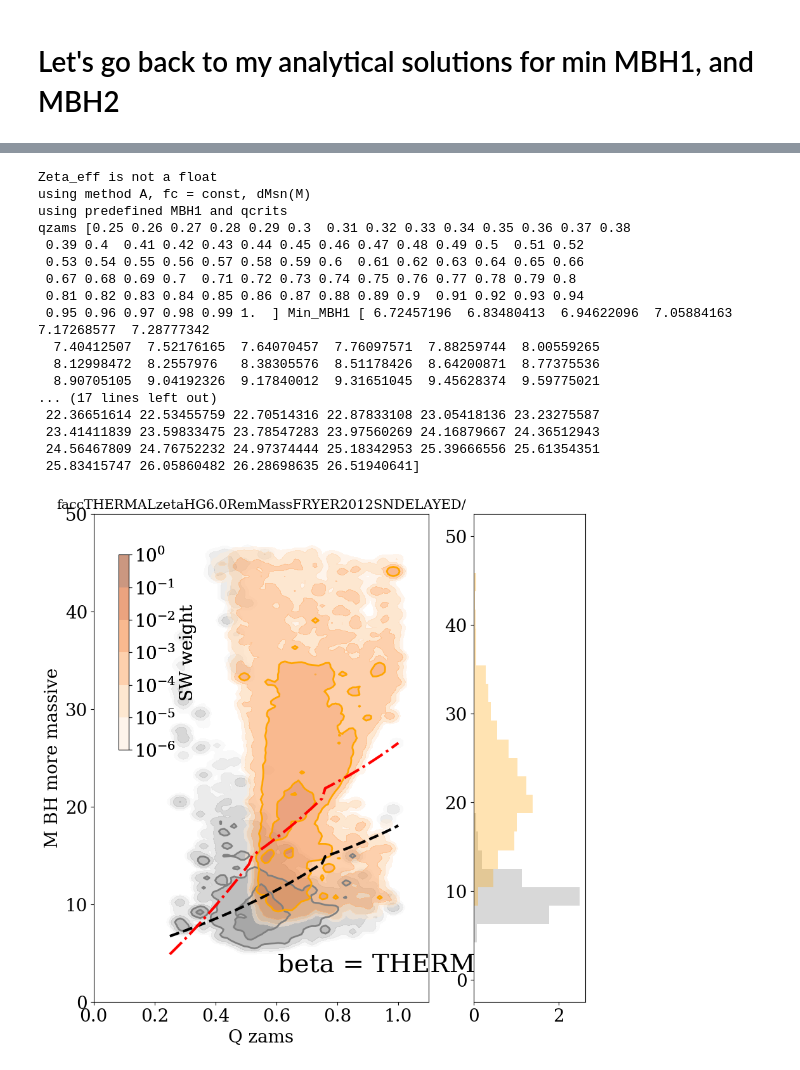
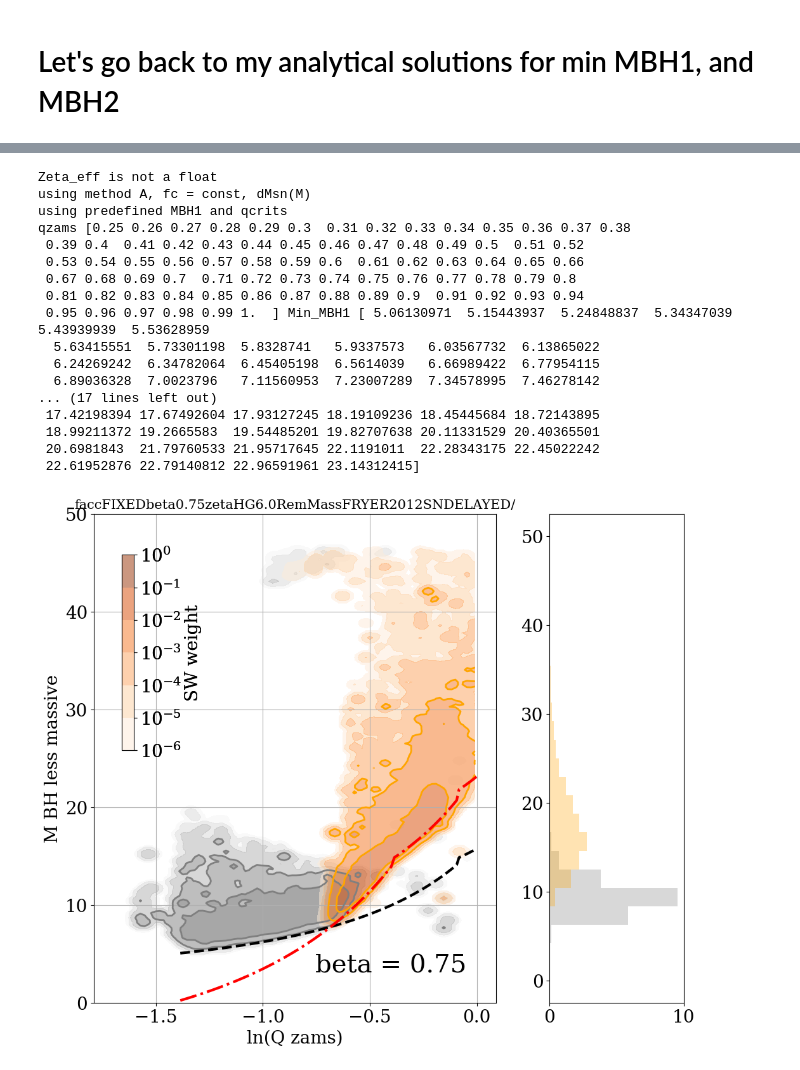
Before and after one commit to LiekeVanSon/BumpAt20, a Jupyter notebook: Code/InspectBumpAt20.ipynb, the cells around one changed output, grey strips where cells are left out. Saved outputs shown, nothing was run; the diff lists cells and outputs as text; code cells hidden in the pictures.

```diff
--- a/Code/InspectBumpAt20.ipynb
+++ b/Code/InspectBumpAt20.ipynb
@@ -652,8 +645,8 @@ plt.show()
 # %% [markdown]
 # Let's go back to my analytical solutions for min MBH1, and MBH2
 # %%
-BETA = 'THERMAL' #1.0
-sim_name = 'facc%szetaHG6.0RemMassFRYER2012SNDELAYED/'%(BETA)  #'faccFIXEDbeta%szetaHG6.0RemMassFRYER2012SNDELAYED/'%(BETA)
+BETA = 0.75 # 'THERMAL' #
+sim_name = 'faccFIXEDbeta%szetaHG6.0RemMassFRYER2012SNDELAYED/'%(BETA) #'facc%szetaHG6.0RemMassFRYER2012SNDELAYED/'%(BETA)  #
 
 merging_BBH, Red_intr_rate_dens, channel_string = read_and_mask(sim_name= sim_name,
                                         sim_dir='/mnt/home/lvanson/ceph/CompasOutput/v02.26.03/N1e7Grid_BBH_BHNS_optimized/',
@@ -722,7 +715,7 @@ B_sn      = 13.9  #13.9
 M_threshold = 14.8 #14.8
 
 Fc1 = 0.34
-beta = 1.0 #BETA
+beta = BETA
 
 # Simnames
 # simnames = ['faccFIXEDbeta0.5zetaHG%sRemMassFRYER2012SNDELAYED/'%(ZETA) for ZETA in zeta_list]
@@ -764,19 +757,21 @@ qzams [0.25 0.26 0.27 0.28 0.29 0.3  0.31 0.32 0.33 0.34 0.35 0.36 0.37 0.38
  0.53 0.54 0.55 0.56 0.57 0.58 0.59 0.6  0.61 0.62 0.63 0.64 0.65 0.66
  0.67 0.68 0.69 0.7  0.71 0.72 0.73 0.74 0.75 0.76 0.77 0.78 0.79 0.8
  0.81 0.82 0.83 0.84 0.85 0.86 0.87 0.88 0.89 0.9  0.91 0.92 0.93 0.94
- 0.95 0.96 0.97 0.98 0.99 1.  ] Min_MBH1 [ 6.72457196  6.83480413  6.94622096  7.05884163  7.17268577  7.28777342
-  7.40412507  7.52176165  7.64070457  7.76097571  7.88259744  8.00559265
-  8.12998472  8.2557976   8.38305576  8.51178426  8.64200871  8.77375536
-  8.90705105  9.04192326  9.17840012  9.31651045  9.45628374  9.59775021
+ 0.95 0.96 0.97 0.98 0.99 1.  ] Min_MBH1 [ 5.06130971  5.15443937  5.24848837  5.34347039  5.43939939  5.53628959
+  5.63415551  5.73301198  5.8328741   5.9337573   6.03567732  6.13865022
+  6.24269242  6.34782064  6.45405198  6.5614039   6.66989422  6.77954115
+  6.89036328  7.0023796   7.11560953  7.23007289  7.34578995  7.46278142
 ... (17 lines left out)
- 22.36651614 22.53455759 22.70514316 22.87833108 23.05418136 23.23275587
- 23.41411839 23.59833475 23.78547283 23.97560269 24.16879667 24.36512943
- 24.56467809 24.76752232 24.97374444 25.18342953 25.39666556 25.61354351
- 25.83415747 26.05860482 26.28698635 26.51940641]
+ 17.42198394 17.67492604 17.93127245 18.19109236 18.45445684 18.72143895
+ 18.99211372 19.2665583  19.54485201 19.82707638 20.11331529 20.40365501
+ 20.6981843  21.79760533 21.95717645 22.1191011  22.28343175 22.45022242
+ 22.61952876 22.79140812 22.96591961 23.14312415]
 # %%
 from matplotlib.colors import LogNorm
 from scipy.ndimage.filters import gaussian_filter
 import matplotlib.gridspec as gridspec
+
+
 
 to_plot_table = merging_BBH # M2_moremass_BBH
 to_plot_table['qZAMS'] = to_plot_table['Mass@ZAMS(2)']/to_plot_table['Mass@ZAMS(1)']
@@ -787,7 +782,7 @@ colors = ['Grey', 'Orange']
 ##########################
 # Scatter plot
 ##########################
-fig = plt.figure(figsize=(10, 10))
+fig = plt.figure(figsize=(12, 10))
 
 # Create a gridspec
 gs = gridspec.GridSpec(1, 2, width_ratios=[3, 1])
@@ -800,7 +795,7 @@ ax = plt.subplot(gs[0])
 ax2 = plt.subplot(gs[1])
 
 # Define the bins and levels
-x_bins = np.linspace(0, 1.1, 100)
+x_bins = np.linspace(-1.8,0,100) #np.linspace(0, 1.1, 100)
 y_bins = np.linspace(0, 50, 200)
 levels = [1e-6, 1e-5, 1e-4, 1e-3, 1e-2, 1e-1, 1]
 
@@ -810,7 +805,7 @@ for i, to_plot_table in enumerate([M1_moremass_BBH, M2_moremass_BBH]):
     to_plot_weight =  Weights_list[i] #Weights #  M2_moremass_Weights #
 
     # Create a 2D histogram
-    hist, x_edges, y_edges = np.histogram2d(to_plot_table['qZAMS'], to_plot_table['M_moreMassive'],
+    hist, x_edges, y_edges = np.histogram2d(np.log(to_plot_table['qZAMS']), to_plot_table['M_moreMassive'],
                                             bins=[x_bins, y_bins], weights= to_plot_weight)
 
     # Apply a Gaussian filter to the histogram
@@ -819,36 +814,39 @@ for i, to_plot_table in enumerate([M1_moremass_BBH, M2_moremass_BBH]):
     # Create the contour plot
     im = ax.contourf((x_edges[:-1] + x_edges[1:])/2, (y_edges[:-1] + y_edges[1:])/2, hist.T,
                 levels=levels, alpha = 0.5, cmap=colors[i]+'s', norm=LogNorm() )
     # Add contour lines
     contour_lines = ax.contour((x_edges[:-1] + x_edges[1:])/2, (y_edges[:-1] + y_edges[1:])/2, hist.T,
                 levels=levels[3:], colors=colors[i], linewidths=2)
 
     # Create an inset axes for the colorbar
     cax = inset_axes(ax,
                     width="3%",  # width = 5% of parent_bbox width
                     height="40%",  # height : 50%
                     loc='lower left', bbox_to_anchor=(0.05, 0.5, 1, 1), bbox_transform=ax.transAxes)
     cbar = fig.colorbar(im, cax=cax, orientation="vertical",label = 'SW weight')
 
     #######################
     # Create the histogram
     ax2.hist(to_plot_table['M_moreMassive'], bins=np.linspace(0,50,25), weights = to_plot_weight,
             orientation='horizontal', color=colors[i], alpha=0.3)
 #######
-ax.plot(qzams, Min_MBH1, color = 'k', lw = 3, ls = '--', label = 'min Mbha')
-ax.plot(qzams, minM_BH2, color = 'red', lw = 3, ls = '-.', label = 'min Mbhb')
+ax.plot(np.log(qzams), Min_MBH1, color = 'k', lw = 3, ls = '--', label = 'min Mbha')
+ax.plot(np.log(qzams), minM_BH2, color = 'red', lw = 3, ls = '-.', label = 'min Mbhb')
 # print('qzams', qzams, 'Min_MBH1',Min_MBH1 , 'minM_BH2', minM_BH2)
+
 
 #######
 ax.text(0.55, 0.1, 'beta = %s' % (BETA), ha='left', va='top', transform=ax.transAxes, size=29)
 
-ax.set_xlabel('Q zams')
-ax.set_ylabel('M BH more massive')
+ax.set_xlabel('ln(Q zams)')
+ax.set_ylabel('M BH less massive')
 ax.set_ylim(0,50)
-ax.set_xlim(0,1.1)
+# ax.set_xlim(0,1.1)
+
+ax.grid(True)
 
 ax.set_title(sim_name, fontsize =15)
 
 plt.show()
 # %% [output]
-[figure, old version]
+[figure, new version]
```
Also changed, not shown: parts of 14 cells of this notebook.
